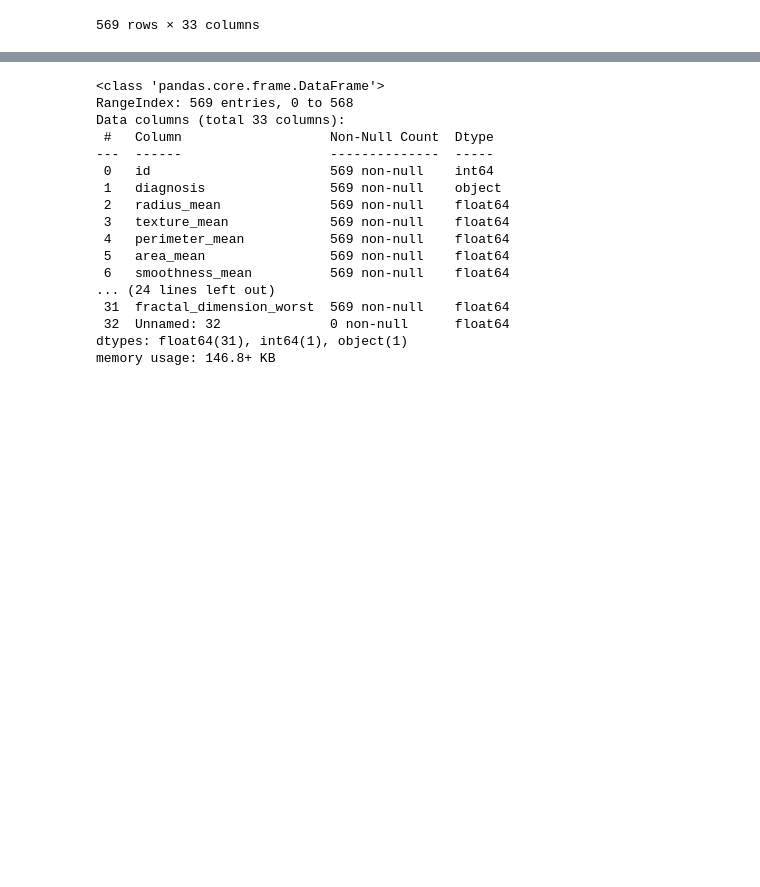
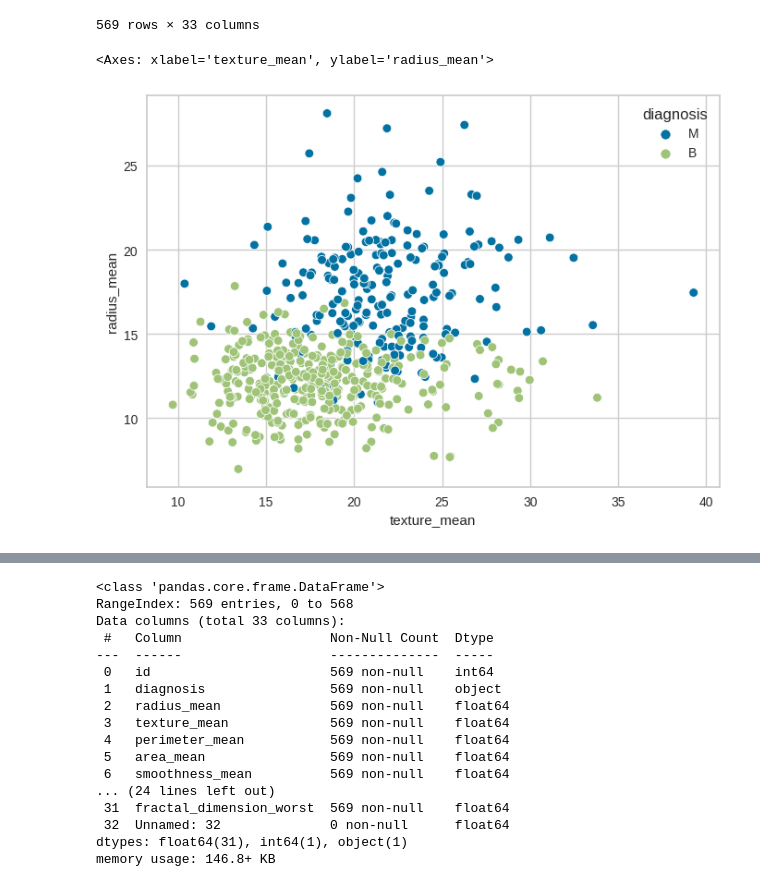
Before and after one commit to OleksiiHayvoronskyi/breast_cancer, a Jupyter notebook: breast_cancer_wisconsin_pynb.ipynb, the cells around one changed output, grey strips where cells are left out. Saved outputs shown, nothing was run; the diff lists cells and outputs as text; code cells hidden in the pictures; blank space fills up the shorter version.

```diff
--- a/breast_cancer_wisconsin_pynb.ipynb
+++ b/breast_cancer_wisconsin_pynb.ipynb
@@ -48,3 +56,10 @@ data
 | 567 | 927241 | M | 20.60 | 29.33 | 140.10 | 1265.0 | 0.11780 | ... |
 | 568 | 92751 | B | 7.76 | 24.54 | 47.92 | 181.0 | 0.05263 | ... |
 569 rows × 33 columns
+# %%
+# Relationship between texture_mean and radius_mean.
+# And how it is impact to diagnosis.
+sns.scatterplot(x='texture_mean', y='radius_mean', data=data, hue='diagnosis')
+# %% [output]
+<Axes: xlabel='texture_mean', ylabel='radius_mean'>
+[figure, added]
```
Also changed, not shown: parts of 39 cells of this notebook.
